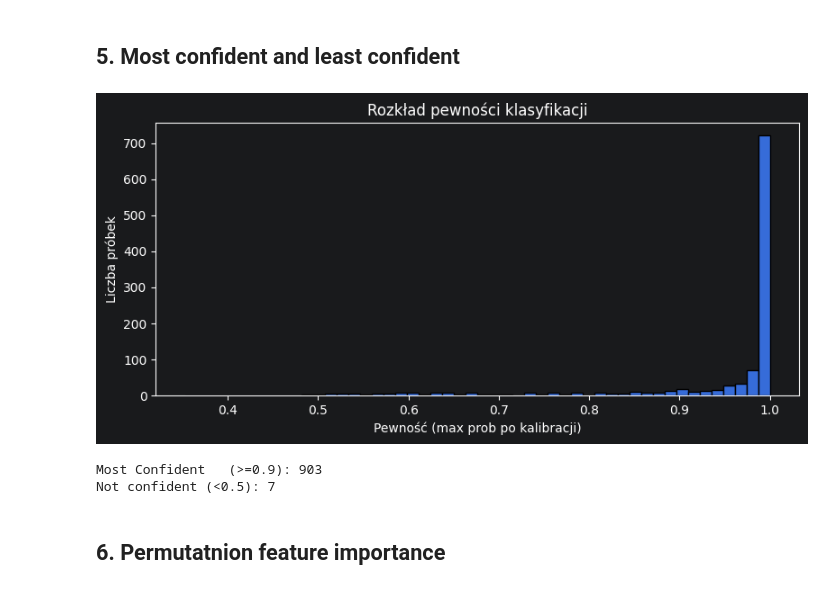
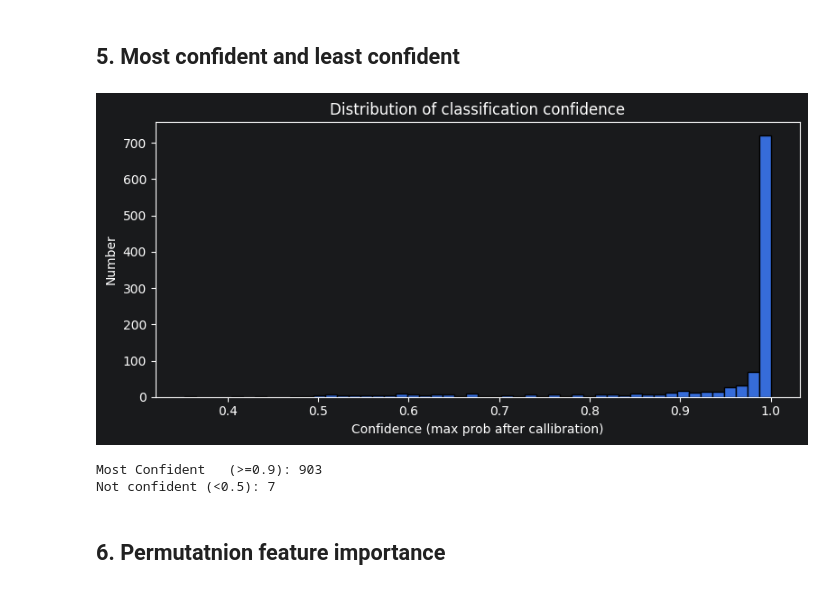
Before and after one commit to Piotrek-max/Machine-Learning-and-Neural-Networks, a Jupyter notebook: notebooks-2/training-xai.ipynb, the cells around one changed output. Drawn from its saved outputs; the diff is of its cells as text; code cells hidden in the pictures.

Commit message:
Translate to english training-xai.ipynb plot

```diff
--- a/notebooks-2/training-xai.ipynb
+++ b/notebooks-2/training-xai.ipynb
@@ -461,29 +462,29 @@ Average after:   0.9406
 # %%
 import matplotlib.pyplot as plt
 
 plt.figure(figsize=(8, 4))
 plt.hist(confidence, bins=50, edgecolor='k')
-plt.xlabel('Pewność (max prob po kalibracji)')
-plt.ylabel('Liczba próbek')
-plt.title('Rozkład pewności klasyfikacji')
+plt.xlabel('Confidence (max prob after callibration)')
+plt.ylabel('Number')
+plt.title('Distribution of classification confidence')
 plt.tight_layout()
 plt.show()
 
 CERTAIN_THRESH   = 0.90
 UNCERTAIN_THRESH = 0.50
 
 certain_idx   = np.where(confidence >= CERTAIN_THRESH)[0]
 uncertain_idx = np.where(confidence <  UNCERTAIN_THRESH)[0]
 
 print(f"Most Confident   (>={CERTAIN_THRESH}): {len(certain_idx)}")
 print(f"Not confident (<{UNCERTAIN_THRESH}): {len(uncertain_idx)}")
 
 X_certain   = X_test_scaled[certain_idx]
 X_uncertain = X_test_scaled[uncertain_idx]
 y_certain   = y_test_true[certain_idx]
 y_uncertain = y_test_true[uncertain_idx]
 # %% [output]
-[figure, old version]
+[figure, new version]
 Most Confident   (>=0.9): 903
 Not confident (<0.5): 7
 # %% [markdown]
```
Also changed, not shown: parts of 3 cells of this notebook.
